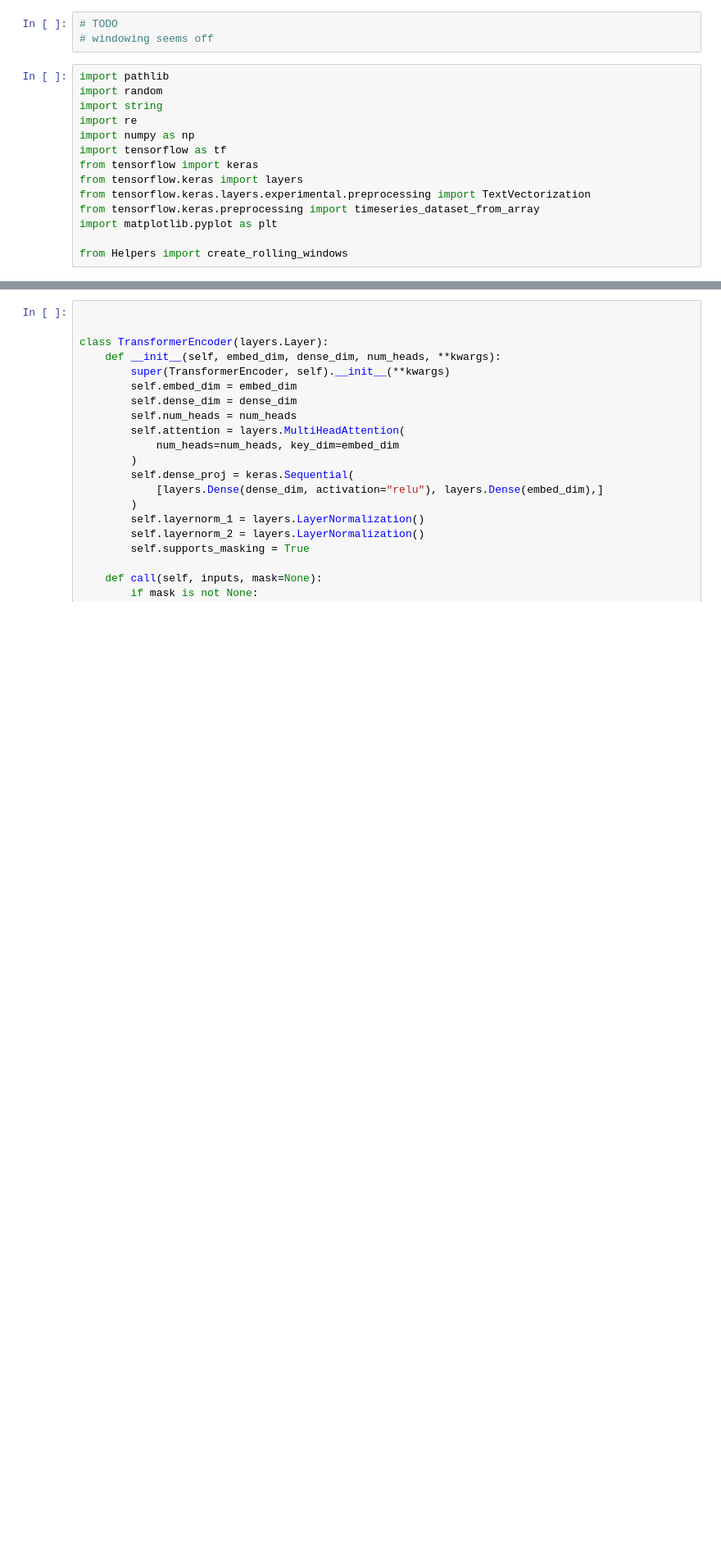
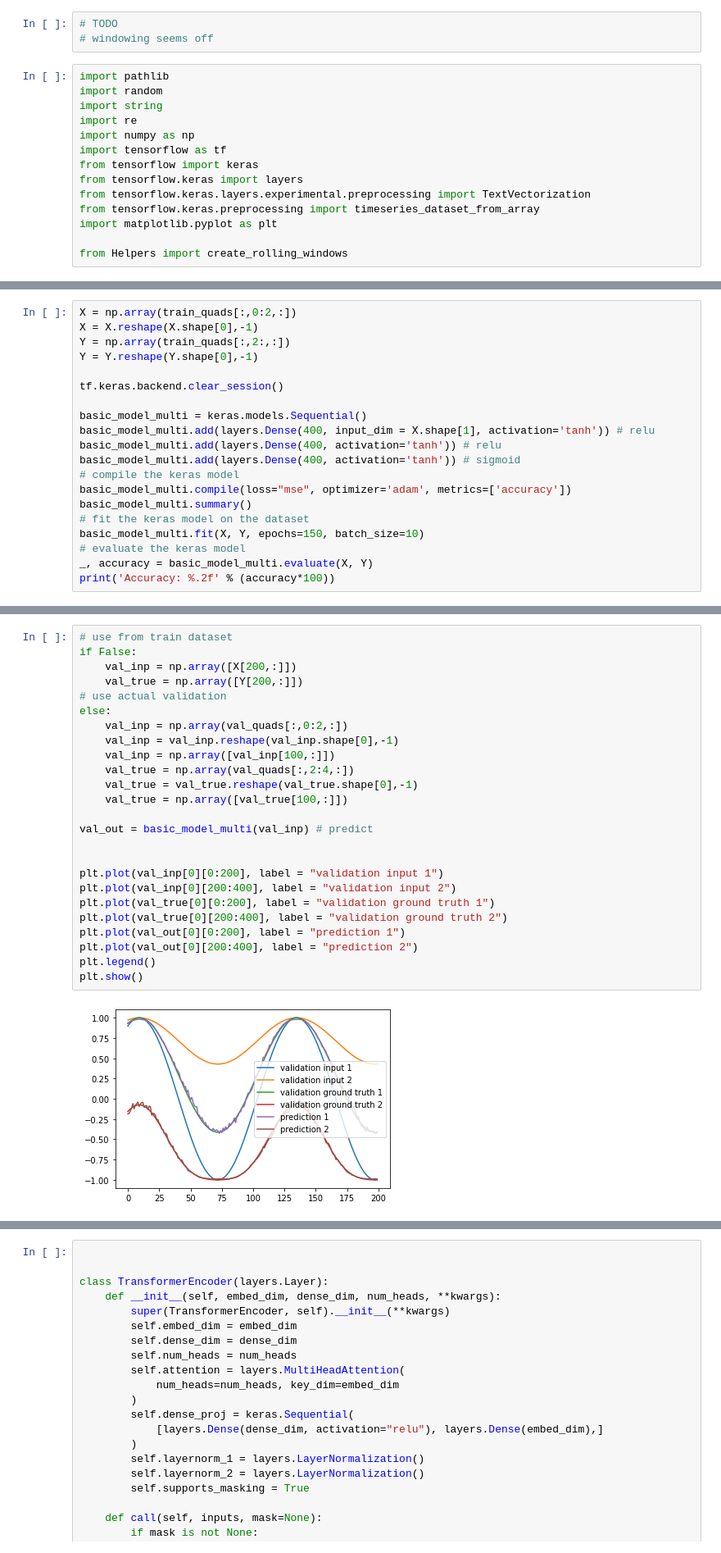
Before and after one commit to StefB4/Head2Eye, a Jupyter notebook: Seq2Seq-Transformer-TimeSeries.ipynb, the cells around one changed output, grey strips where cells are left out. Shown at 82% size. Cells and saved outputs as stored; diff of their text form; blank space fills up the shorter version.

```diff
--- a/Seq2Seq-Transformer-TimeSeries.ipynb
+++ b/Seq2Seq-Transformer-TimeSeries.ipynb
@@ -310,0 +313,20 @@ targets.shape: (46, 20)
+# %%
+X = np.array(train_quads[:,0:2,:])
+X = X.reshape(X.shape[0],-1)
+Y = np.array(train_quads[:,2:,:])
+Y = Y.reshape(Y.shape[0],-1)
+
+tf.keras.backend.clear_session()
+
+basic_model_multi = keras.models.Sequential()
+basic_model_multi.add(layers.Dense(400, input_dim = X.shape[1], activation='tanh')) # relu
+basic_model_multi.add(layers.Dense(400, activation='tanh')) # relu
+basic_model_multi.add(layers.Dense(400, activation='tanh')) # sigmoid
+# compile the keras model
+basic_model_multi.compile(loss="mse", optimizer='adam', metrics=['accuracy'])
+basic_model_multi.summary()
+# fit the keras model on the dataset
+basic_model_multi.fit(X, Y, epochs=150, batch_size=10)
+# evaluate the keras model
+_, accuracy = basic_model_multi.evaluate(X, Y)
+print('Accuracy: %.2f' % (accuracy*100))
@@ -310,0 +351,27 @@ targets.shape: (46, 20)
+# %%
+# use from train dataset
+if False:
+    val_inp = np.array([X[200,:]])
+    val_true = np.array([Y[200,:]])
+# use actual validation
+else:
+    val_inp = np.array(val_quads[:,0:2,:])
+    val_inp = val_inp.reshape(val_inp.shape[0],-1)
+    val_inp = np.array([val_inp[100,:]])
+    val_true = np.array(val_quads[:,2:4,:])
+    val_true = val_true.reshape(val_true.shape[0],-1)
+    val_true = np.array([val_true[100,:]])
+
+val_out = basic_model_multi(val_inp) # predict
+
+
+plt.plot(val_inp[0][0:200], label = "validation input 1")
+plt.plot(val_inp[0][200:400], label = "validation input 2")
+plt.plot(val_true[0][0:200], label = "validation ground truth 1")
+plt.plot(val_true[0][200:400], label = "validation ground truth 2")
+plt.plot(val_out[0][0:200], label = "prediction 1")
+plt.plot(val_out[0][200:400], label = "prediction 2")
+plt.legend()
+plt.show()
+# %% [output]
+[figure, added]
```
Also changed, not shown: parts of 19 cells of this notebook.
